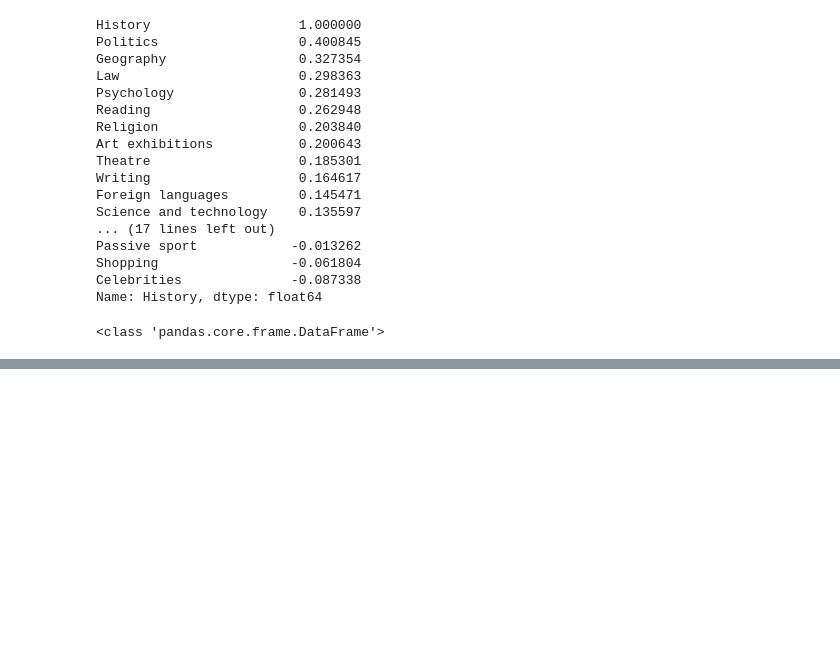
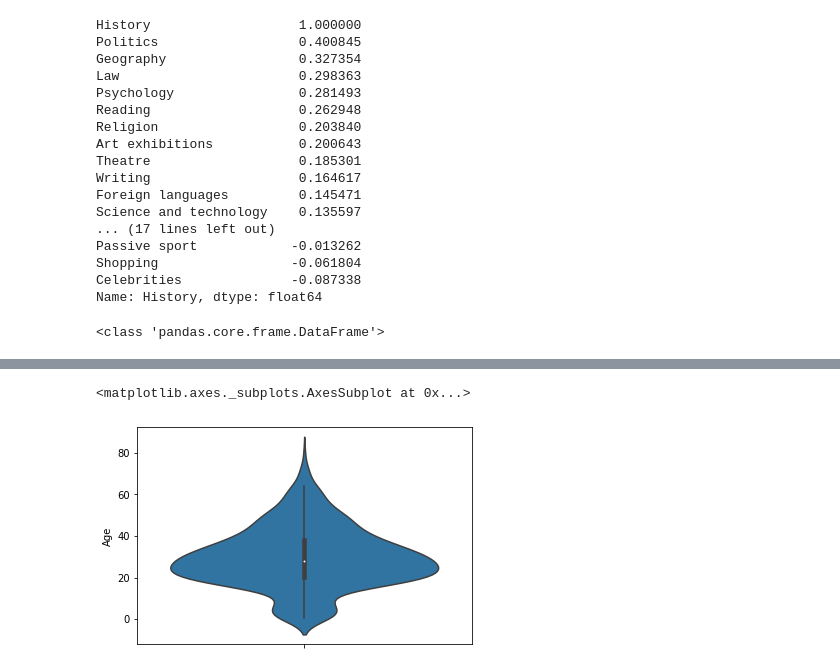
Before and after one commit to jaisuk/study, a Jupyter notebook: laboratory/data/eda.ipynb, the cells around one changed output, grey strips where cells are left out. Saved outputs shown, nothing was run; the diff lists cells and outputs as text; code cells hidden in the pictures; blank space fills up the shorter version.

```diff
--- a/laboratory/data/eda.ipynb
+++ b/laboratory/data/eda.ipynb
@@ -181,0 +187,3 @@ print(type(corr))
+# %%
+titanic = pd.read_csv('../../datasets/titanic.csv')
+titanic.head()
@@ -181,0 +197,3 @@ print(type(corr))
+# %%
+titanic.loc[titanic['Sex']=='male', 'Sex'] = 1
+titanic.loc[titanic['Sex']=='female', 'Sex'] = 0
@@ -181,0 +241,6 @@ print(type(corr))
+# %%
+
+sns.violinplot(data=titanic, y='Age')
+# %% [output]
+<matplotlib.axes._subplots.AxesSubplot at 0x...>
+[figure, added]
```
Also changed, not shown: parts of 17 cells of this notebook.
